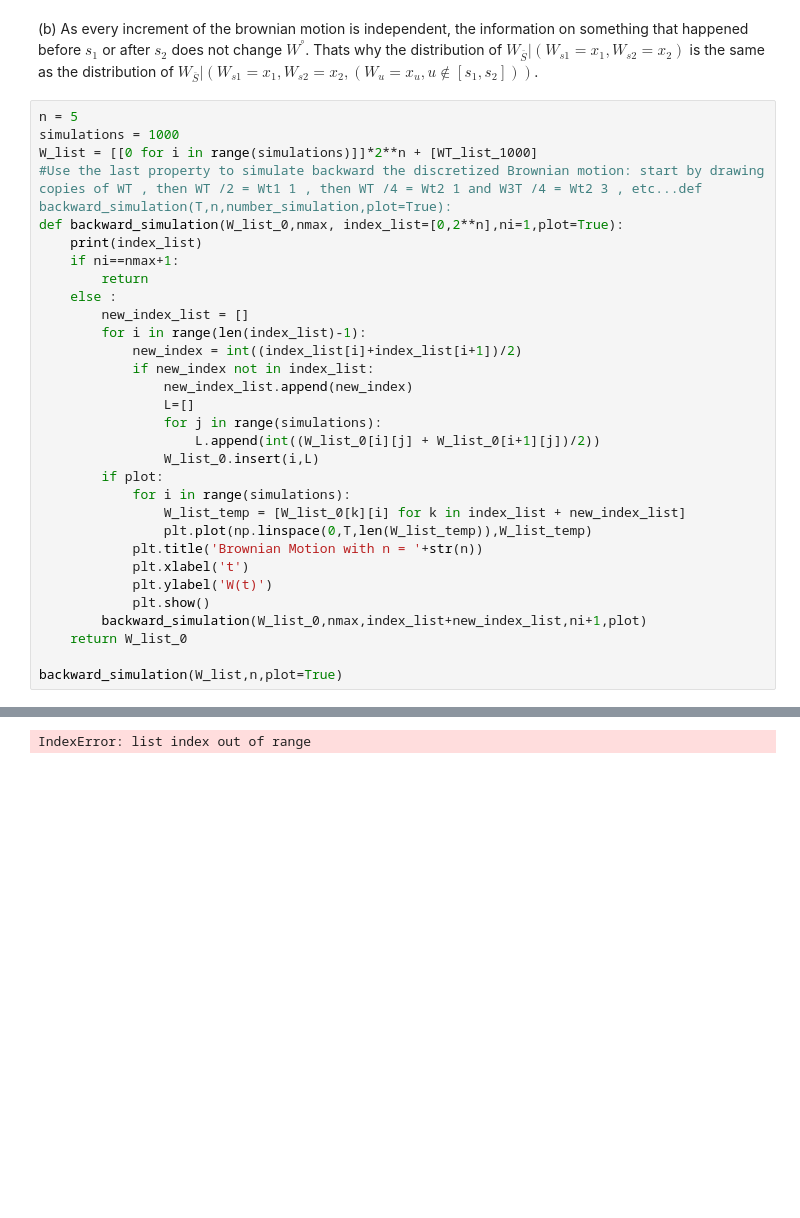
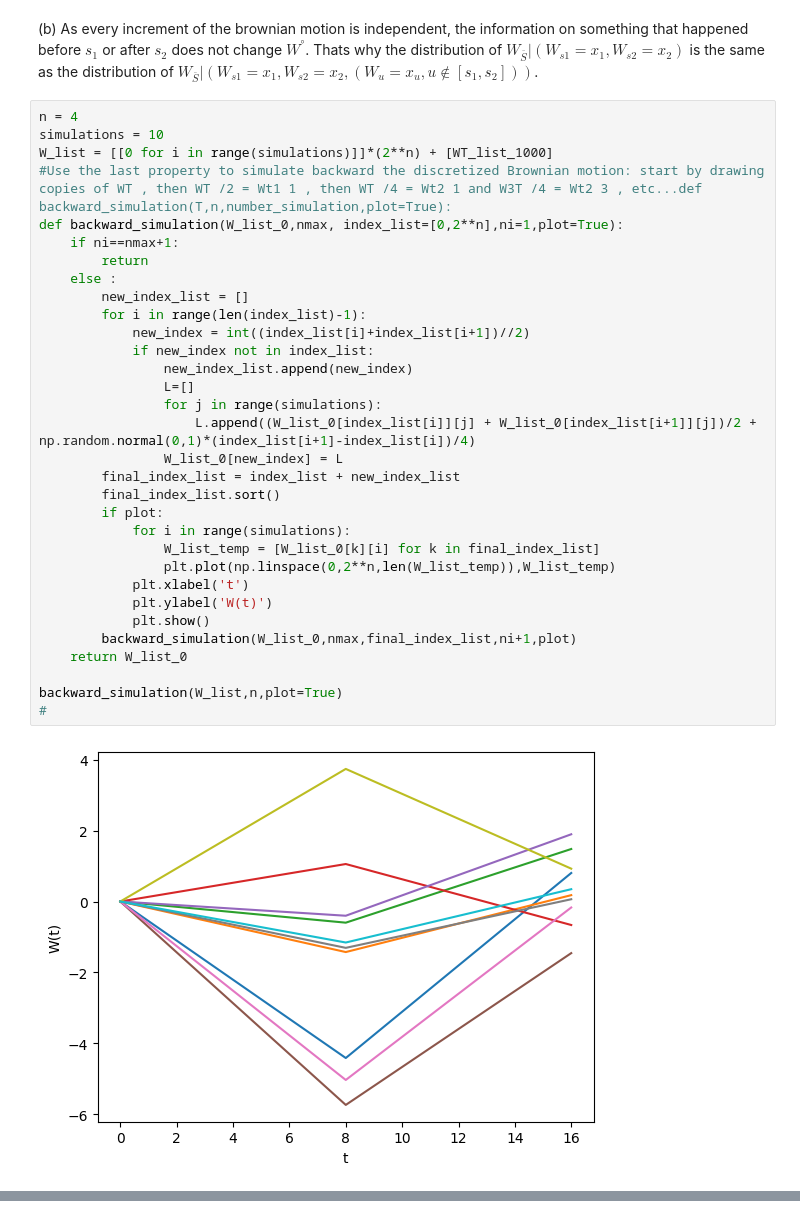
Before and after one commit to Matt-Olek/MAP552-Stochastic-models, a Jupyter notebook: CPS1.2.ipynb, the cells around one changed output, grey strips where cells are left out. Drawn from its saved outputs; the diff is of its cells as text; blank space fills up the shorter version.

Commit message:
Finalized CPS1.2

```diff
--- a/CPS1.2.ipynb
+++ b/CPS1.2.ipynb
@@ -145,34 +145,36 @@ Assuming that $W_{S_1}$ and $W_{S_2}$ are $x_1$ and $x_2$, the mean of $W^°$ is
 (b) As every increment of the brownian motion is independent, the information on something that happened before $s_1$ or after $s_2$ does not change $W^°$.
 Thats why the distribution of $W_{\overline{S}}|(W_{s1}= x_1, W_{s2}= x_2)$ is the same as the distribution of $W_{\overline{S}}|(W_{s1}= x_1, W_{s2}= x_2, (W_{u}= x_u, u \notin [s_1, s_2]))$.
 # %%
-n = 5
-simulations = 1000
-W_list = [[0 for i in range(simulations)]]*2**n + [WT_list_1000]
+n = 4
+simulations = 10
+W_list = [[0 for i in range(simulations)]]*(2**n) + [WT_list_1000]
 #Use the last property to simulate backward the discretized Brownian motion: start by drawing copies of WT , then WT /2 = Wt1 1 , then WT /4 = Wt2 1 and W3T /4 = Wt2 3 , etc...def backward_simulation(T,n,number_simulation,plot=True):
 def backward_simulation(W_list_0,nmax, index_list=[0,2**n],ni=1,plot=True):
-    print(index_list)
     if ni==nmax+1:
         return
     else :
         new_index_list = []
         for i in range(len(index_list)-1):
-            new_index = int((index_list[i]+index_list[i+1])/2)
+            new_index = int((index_list[i]+index_list[i+1])//2)
             if new_index not in index_list:
                 new_index_list.append(new_index)
                 L=[]
                 for j in range(simulations):
-                    L.append(int((W_list_0[i][j] + W_list_0[i+1][j])/2))
-                W_list_0.insert(i,L)
+                    L.append((W_list_0[index_list[i]][j] + W_list_0[index_list[i+1]][j])/2 + np.random.normal(0,1)*(index_list[i+1]-index_list[i])/4)
+                W_list_0[new_index] = L
+        final_index_list = index_list + new_index_list
+        final_index_list.sort()
         if plot:
             for i in range(simulations):
-                W_list_temp = [W_list_0[k][i] for k in index_list + new_index_list]
-                plt.plot(np.linspace(0,T,len(W_list_temp)),W_list_temp)
-            plt.title('Brownian Motion with n = '+str(n))
+                W_list_temp = [W_list_0[k][i] for k in final_index_list]
+                plt.plot(np.linspace(0,2**n,len(W_list_temp)),W_list_temp)
             plt.xlabel('t')
             plt.ylabel('W(t)')
             plt.show()
-        backward_simulation(W_list_0,nmax,index_list+new_index_list,ni+1,plot)
+        backward_simulation(W_list_0,nmax,final_index_list,ni+1,plot)
     return W_list_0
 
 backward_simulation(W_list,n,plot=True)
+#
 # %% [output]
+[figure, added]
@@ -180 +200,0 @@ backward_simulation(W_list,n,plot=True)
-IndexError: list index out of range
```
Also changed, not shown: parts of 4 cells of this notebook.
